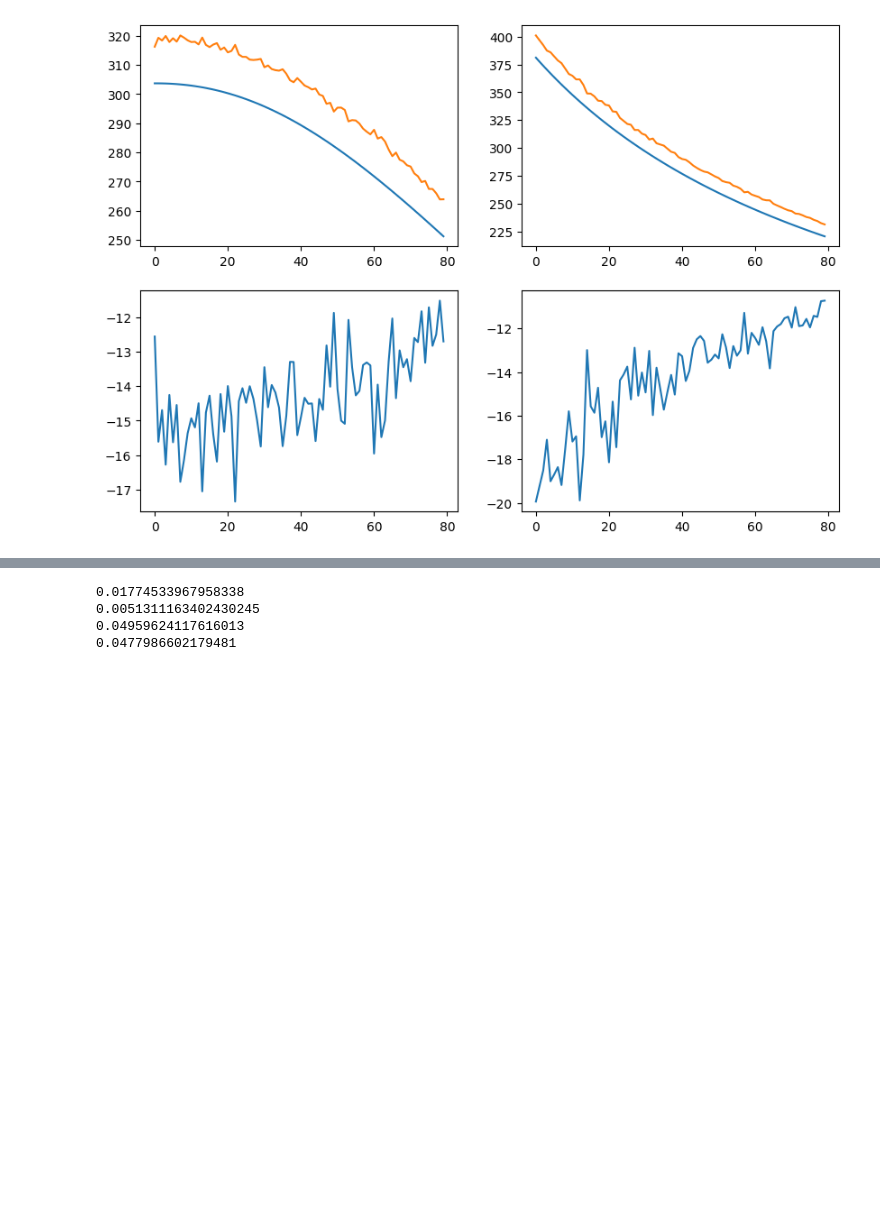
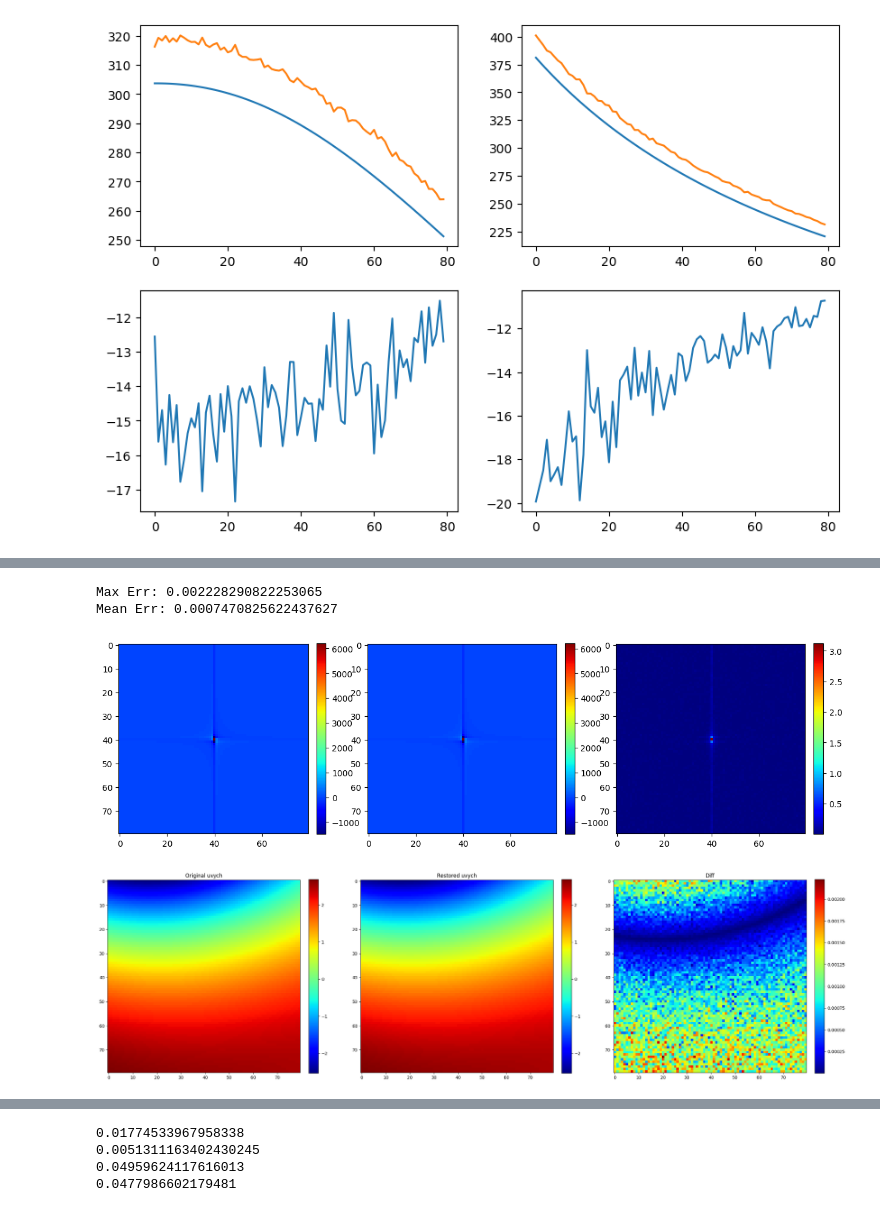
Before and after one commit to medaldev/DenoisingCNN, a Jupyter notebook: researches/fft2d_experiments.ipynb, the cells around one changed output, grey strips where cells are left out. Saved outputs shown, nothing was run; the diff lists cells and outputs as text; code cells hidden in the pictures; blank space fills up the shorter version.

```diff
--- a/researches/fft2d_experiments.ipynb
+++ b/researches/fft2d_experiments.ipynb
@@ -115,6 +151,16 @@ def load1d(pct=0.01):
         uvych_noised[j] *= (1 + ppp)
 
     return uvych, uvych_noised
+
+
+def get_noised(uvych, pct):
+    uvych_noised = uvych.copy()
+    for i in range(len(uvych)):
+        for j in range(len(uvych[i])):
+            ppp = np.random.uniform(low=0, high=pct)
+            uvych_noised[i][j] *= (1 + ppp)
+
+    return uvych_noised
 # %%
 plt.imshow(uvych_noised, cmap="jet")
 # %% [output]
@@ -148,0 +231,59 @@ plt.colorbar(i3, orientation='vertical', fraction=0.046, pad=0.04)
+# %%
+step_pct = 0.001
+
+def f1(x):
+    return fftpack.fftshift(fftpack.fft2(x))
+
+def g1(x):
+    return fftpack.ifft2(fftpack.ifftshift(x))
+
+def f(x):
+    return f1(x)
+
+def g(x):
+    return g1(x)
+
+
+uvych = read_matrix('/home/amedvedev/projects/python/DenoisingCNN/data/datasets/gcg19/val/calculations/e4c7c992-77e0-428d-957c-5a483cea756d/Uvych2_re.xls')
+
+# Calculate a 2D power spectrum
+psd2D = f(uvych)
+k = 5
+psd2D_noised = sum([f(get_noised(uvych, step_pct)) for _ in range(k)]) / k
+
+uvych_restored = g(psd2D_noised).real
+
+print("Max Err:", np.max(np.abs(uvych - uvych_restored)))
+print("Mean Err:", np.mean(np.abs(uvych - uvych_restored)))
+
+fig, axes = plt.subplots(1, 3, figsize=(15, 7))
+i1 = axes[0].imshow( psd2D.real, cmap="jet")
+i2 = axes[1].imshow(psd2D_noised.real, cmap="jet")
+i3 = axes[2].imshow(((  np.abs(psd2D.real  -  psd2D_noised.real) )), cmap="jet")
+plt.colorbar(i1, orientation='vertical', fraction=0.046, pad=0.04)
+plt.colorbar(i2, orientation='vertical', fraction=0.046, pad=0.04)
+plt.colorbar(i3, orientation='vertical', fraction=0.046, pad=0.04)
+plt.show()
+
+fig, axes = plt.subplots(1, 3, figsize=(30, 10))
+
+
+axes[1].set_title("Restored uvych")
+i2 = axes[1].imshow(uvych_restored.real, cmap="jet")
+axes[0].set_title("Original uvych")
+
+i3 = axes[0].imshow(uvych, cmap="jet")
+
+axes[2].set_title("Diff")
+
+i4 = axes[2].imshow(np.abs(uvych - uvych_restored), cmap="jet")
+
+plt.colorbar(i2, orientation='vertical', fraction=0.046, pad=0.04)
+plt.colorbar(i3, orientation='vertical', fraction=0.046, pad=0.04)
+plt.colorbar(i4, orientation='vertical', fraction=0.046, pad=0.04)
+plt.show()
+# %% [output]
+Max Err: 0.002228290822253065
+Mean Err: 0.0007470825622437627
+[figure, added]
+[figure, added]
```
Also changed, not shown: parts of 20 cells of this notebook, 8 other files.
